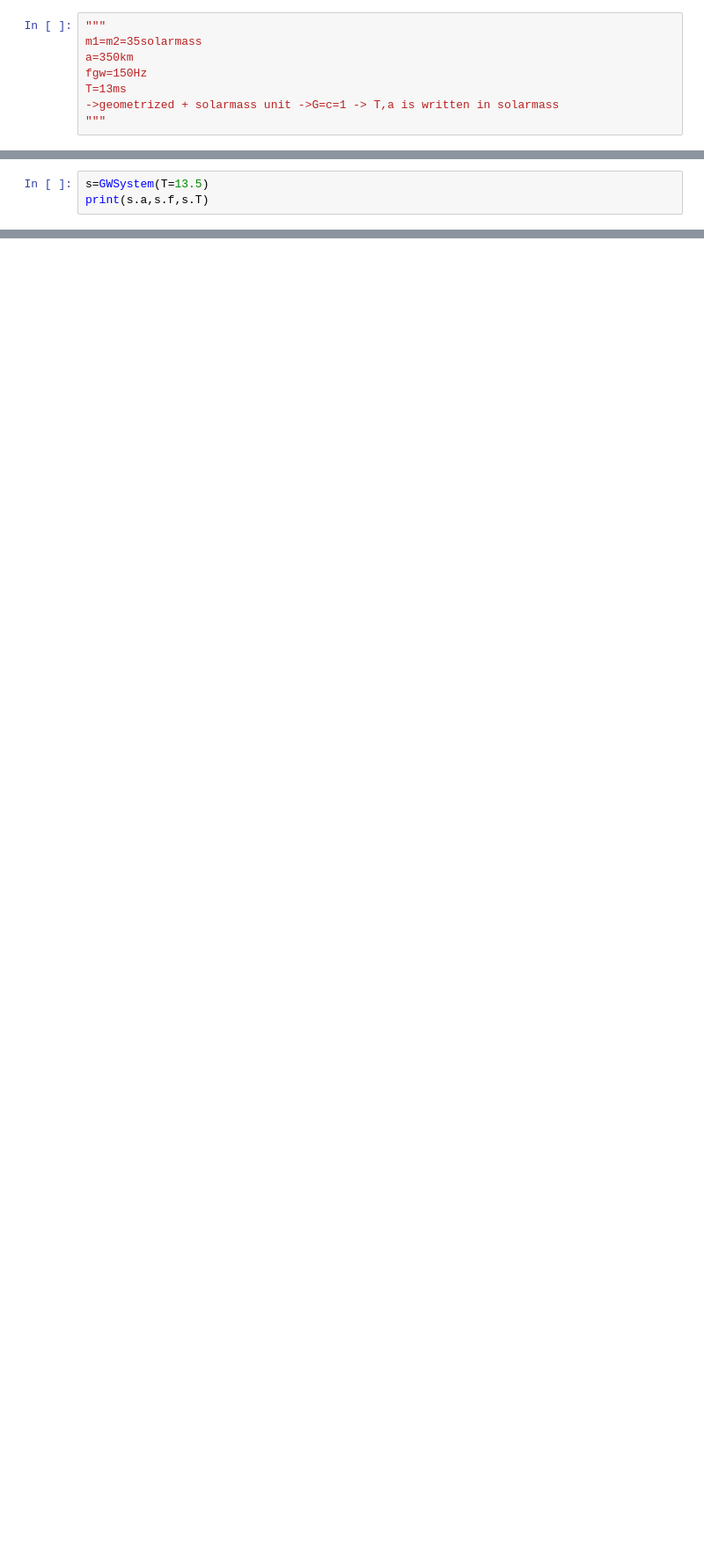
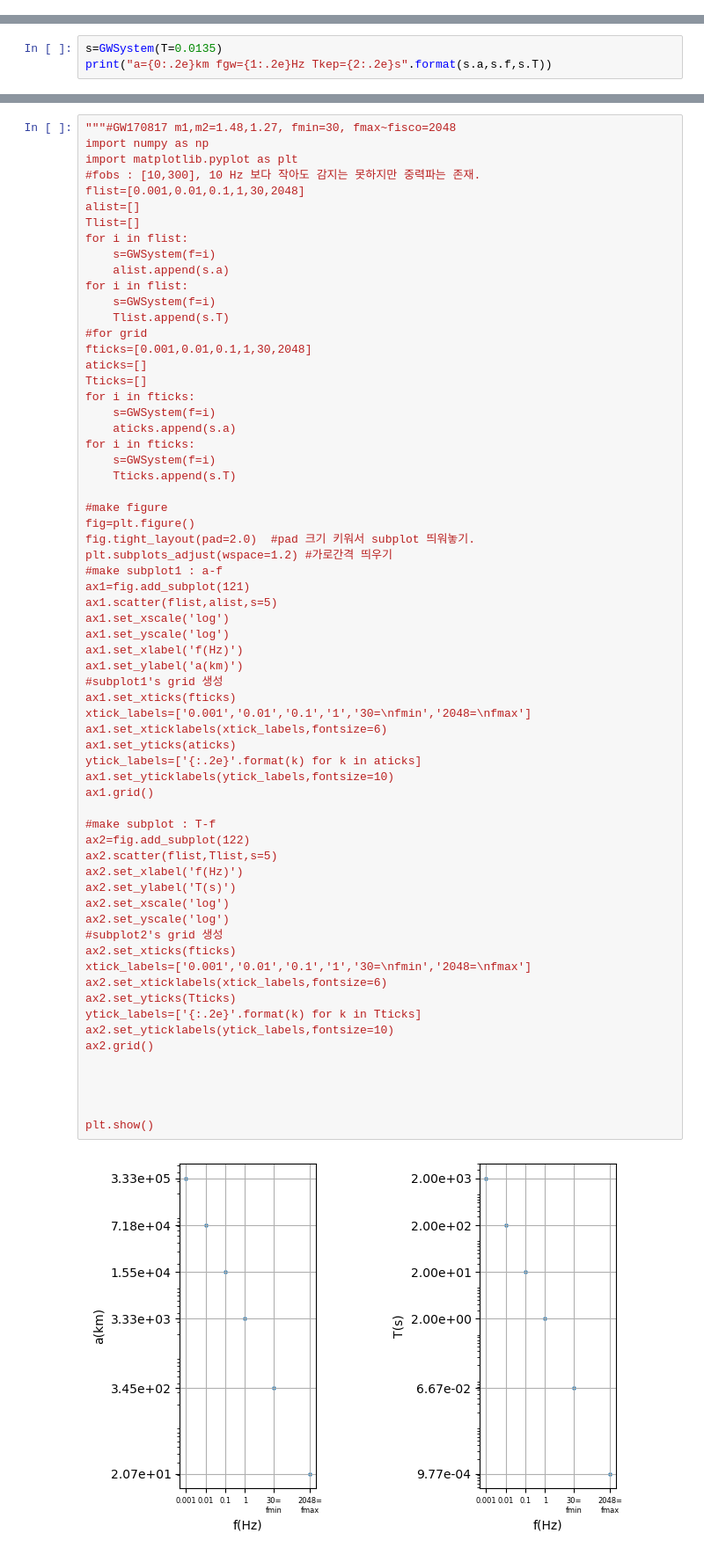
Before and after one commit to doyeul/GW, a Jupyter notebook: GWSystem.ipynb, the cells around one changed output, grey strips where cells are left out. Shown: that part at 88% size. Drawn from its saved outputs; the diff is of its cells as text; blank space fills up the shorter version.

```diff
--- a/GWSystem.ipynb
+++ b/GWSystem.ipynb
@@ -1,8 +0,0 @@
-# %%
-"""
-m1=m2=35solarmass
-a=350km
-fgw=150Hz
-T=13ms
-->geometrized + solarmass unit ->G=c=1 -> T,a is written in solarmass
-"""
@@ -69,4 +104,4 @@ print(s.a,s.f,s.T)
 # %%
-s=GWSystem(T=13.5)
-print(s.a,s.f,s.T)
+s=GWSystem(T=0.0135)
+print("a={0:.2e}km fgw={1:.2e}Hz Tkep={2:.2e}s".format(s.a,s.f,s.T))
 # %% [output]
@@ -73,0 +225,67 @@ print(s.a,s.f,s.T)
+# %%
+"""#GW170817 m1,m2=1.48,1.27, fmin=30, fmax~fisco=2048
+import numpy as np
+import matplotlib.pyplot as plt
+#fobs : [10,300], 10 Hz 보다 작아도 감지는 못하지만 중력파는 존재.
+flist=[0.001,0.01,0.1,1,30,2048]
+alist=[]
+Tlist=[]
+for i in flist:
+    s=GWSystem(f=i)
+    alist.append(s.a)
+for i in flist:
+    s=GWSystem(f=i)
+    Tlist.append(s.T)
+#for grid
+fticks=[0.001,0.01,0.1,1,30,2048]
+aticks=[]
+Tticks=[]
+for i in fticks:
+    s=GWSystem(f=i)
+    aticks.append(s.a)
+for i in fticks:
+    s=GWSystem(f=i)
+    Tticks.append(s.T)
+
+#make figure
+fig=plt.figure()
+fig.tight_layout(pad=2.0)  #pad 크기 키워서 subplot 띄워놓기.
+plt.subplots_adjust(wspace=1.2) #가로간격 띄우기
+#make subplot1 : a-f
+ax1=fig.add_subplot(121)
+ax1.scatter(flist,alist,s=5)
+ax1.set_xscale('log')
+ax1.set_yscale('log')
+ax1.set_xlabel('f(Hz)')
+ax1.set_ylabel('a(km)')
+#subplot1's grid 생성
+ax1.set_xticks(fticks)
+xtick_labels=['0.001','0.01','0.1','1','30=\nfmin','2048=\nfmax']
+ax1.set_xticklabels(xtick_labels,fontsize=6)
+ax1.set_yticks(aticks)
+ytick_labels=['{:.2e}'.format(k) for k in aticks]
+ax1.set_yticklabels(ytick_labels,fontsize=10)
+ax1.grid()
+
+#make subplot : T-f
+ax2=fig.add_subplot(122)
+ax2.scatter(flist,Tlist,s=5)
+ax2.set_xlabel('f(Hz)')
+ax2.set_ylabel('T(s)')
+ax2.set_xscale('log')
+ax2.set_yscale('log')
+#subplot2's grid 생성
+ax2.set_xticks(fticks)
+xtick_labels=['0.001','0.01','0.1','1','30=\nfmin','2048=\nfmax']
+ax2.set_xticklabels(xtick_labels,fontsize=6)
+ax2.set_yticks(Tticks)
+ytick_labels=['{:.2e}'.format(k) for k in Tticks]
+ax2.set_yticklabels(ytick_labels,fontsize=10)
+ax2.grid()
+
+
+
+
+plt.show()
+# %% [output]
+[figure, added]
```
Also changed, not shown: parts of 10 cells of this notebook.
